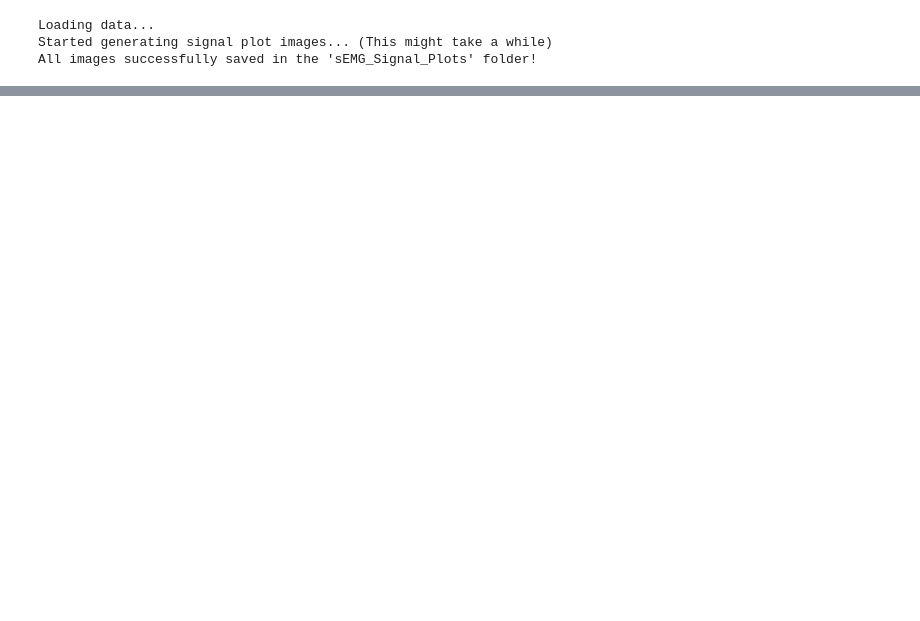
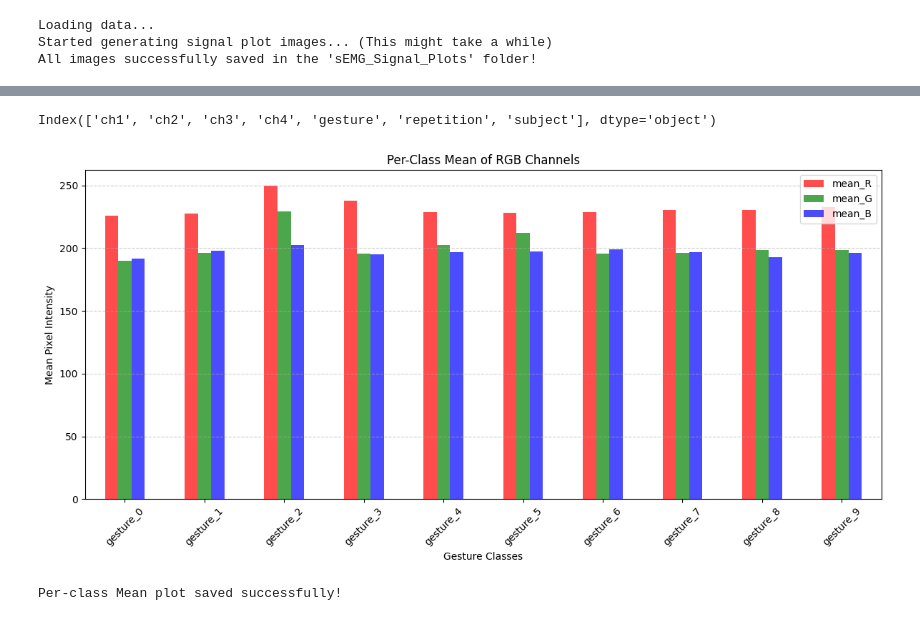
Before and after one commit to M-Jawad01/CSE_475, a Jupyter notebook: project_code/EDA.ipynb, the cells around one changed output, grey strips where cells are left out. Saved outputs shown, nothing was run; the diff lists cells and outputs as text; code cells hidden in the pictures; blank space fills up the shorter version.

```diff
--- a/project_code/EDA.ipynb
+++ b/project_code/EDA.ipynb
@@ -214,0 +318,38 @@ All images successfully saved in the 'sEMG_Signal_Plots' folder!
+# %%
+import pandas as pd
+df = pd.read_csv("/kaggle/working/all_40_subjects_labeled_data.csv")
+print(df.columns)
+# %% [output]
+Index(['ch1', 'ch2', 'ch3', 'ch4', 'gesture', 'repetition', 'subject'], dtype='object')
+# %%
+import pandas as pd
+import matplotlib.pyplot as plt
+import seaborn as sns
+import numpy as np
+
+csv_file_path = "/kaggle/working/extracted_image_features.csv"
+df = pd.read_csv(csv_file_path)
+
+# ২. Syntax Warning ঠিক করার জন্য '\d+' এর আগে 'r' যুক্ত করা হলো
+df['class_num'] = df['class'].str.extract(r'(\d+)').astype(int)
+df = df.sort_values('class_num')
+
+# Calculate mean values grouped by class
+class_means = df.groupby('class')[['mean_R', 'mean_G', 'mean_B']].mean().reset_index()
+
+# Setup the plot
+class_means.set_index('class').plot(kind='bar', figsize=(12, 6), color=['red', 'green', 'blue'], alpha=0.7)
+
+plt.title('Per-Class Mean of RGB Channels')
+plt.xlabel('Gesture Classes')
+plt.ylabel('Mean Pixel Intensity')
+plt.xticks(rotation=45)
+plt.grid(axis='y', linestyle='--', alpha=0.6)
+plt.tight_layout()
+
+plt.savefig('Per_Class_Mean_RGB.png')
+plt.show()
+print("Per-class Mean plot saved successfully!")
+# %% [output]
+[figure, added]
+Per-class Mean plot saved successfully!
```
Also changed, not shown: parts of 12 cells of this notebook.
